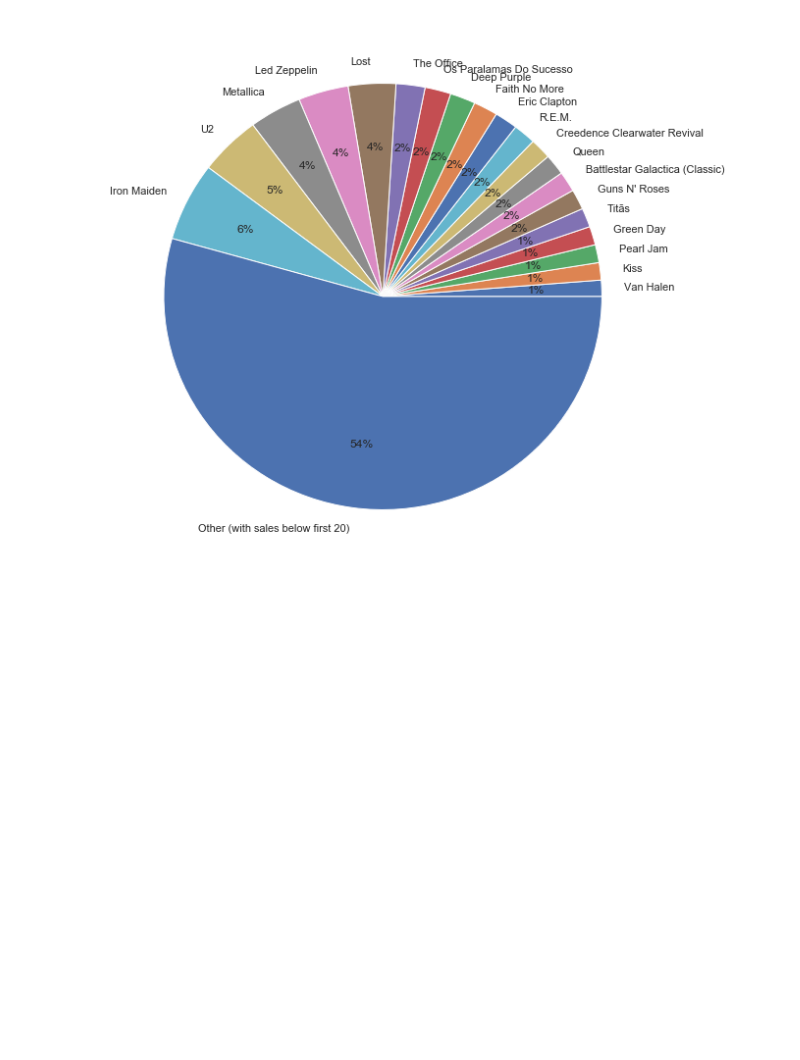
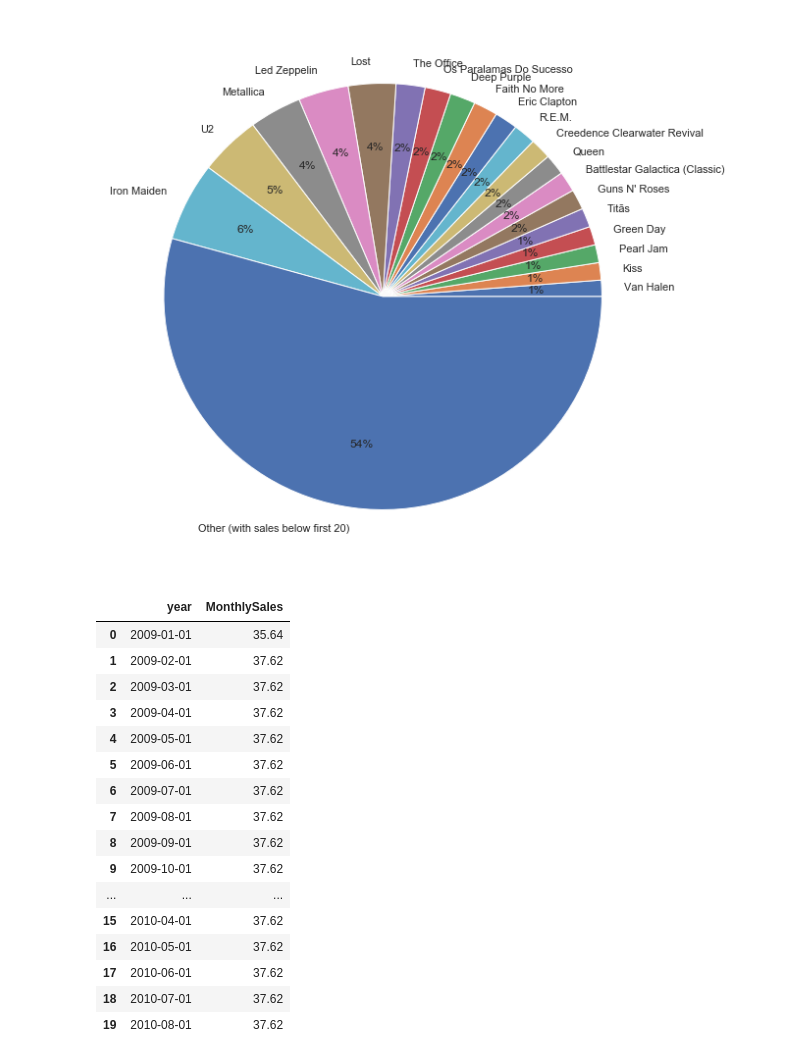
Before and after one commit to vaal12/MSPowerPoint-Automation, a Jupyter notebook: Picture for powerpoint.ipynb, the cells around one changed output. Saved outputs shown, nothing was run; the diff lists cells and outputs as text; code cells hidden in the pictures; blank space fills up the shorter version.

```diff
--- a/Picture for powerpoint.ipynb
+++ b/Picture for powerpoint.ipynb
@@ -184,0 +178,28 @@ ax.get_figure().savefig(
+# %%
+sales_by_dateDF = pd.read_sql_query("""
+    SELECT strftime('%Y-%m', datetime(InvoiceDate)) as year, SUM(Total) as MonthlySales
+    FROM (
+        SELECT * from invoices
+    )
+    GROUP BY strftime('%Y-%m', datetime(InvoiceDate))
+    ORDER BY strftime('%Y-%m', datetime(InvoiceDate)) ASC
+""", business_conn, parse_dates = ["year"])
+sales_by_dateDF.head(20)
+# %% [output]
+|  | year | MonthlySales |
+| 0 | 2009-01-01 | 35.64 |
+| 1 | 2009-02-01 | 37.62 |
+| 2 | 2009-03-01 | 37.62 |
+| 3 | 2009-04-01 | 37.62 |
+| 4 | 2009-05-01 | 37.62 |
+| 5 | 2009-06-01 | 37.62 |
+| 6 | 2009-07-01 | 37.62 |
+| 7 | 2009-08-01 | 37.62 |
+| 8 | 2009-09-01 | 37.62 |
+| 9 | 2009-10-01 | 37.62 |
+| ... | ... | ... |
+| 15 | 2010-04-01 | 37.62 |
+| 16 | 2010-05-01 | 37.62 |
+| 17 | 2010-06-01 | 37.62 |
+| 18 | 2010-07-01 | 37.62 |
+| 19 | 2010-08-01 | 37.62 |
```
Also changed, not shown: parts of 6 cells of this notebook, 2 other files.
